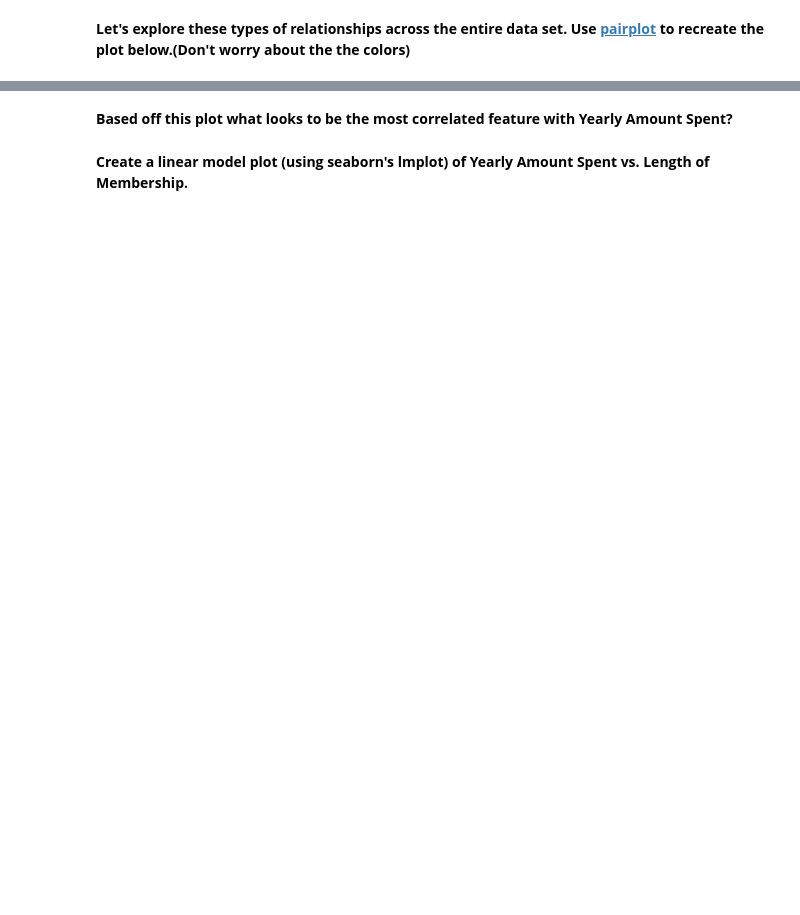
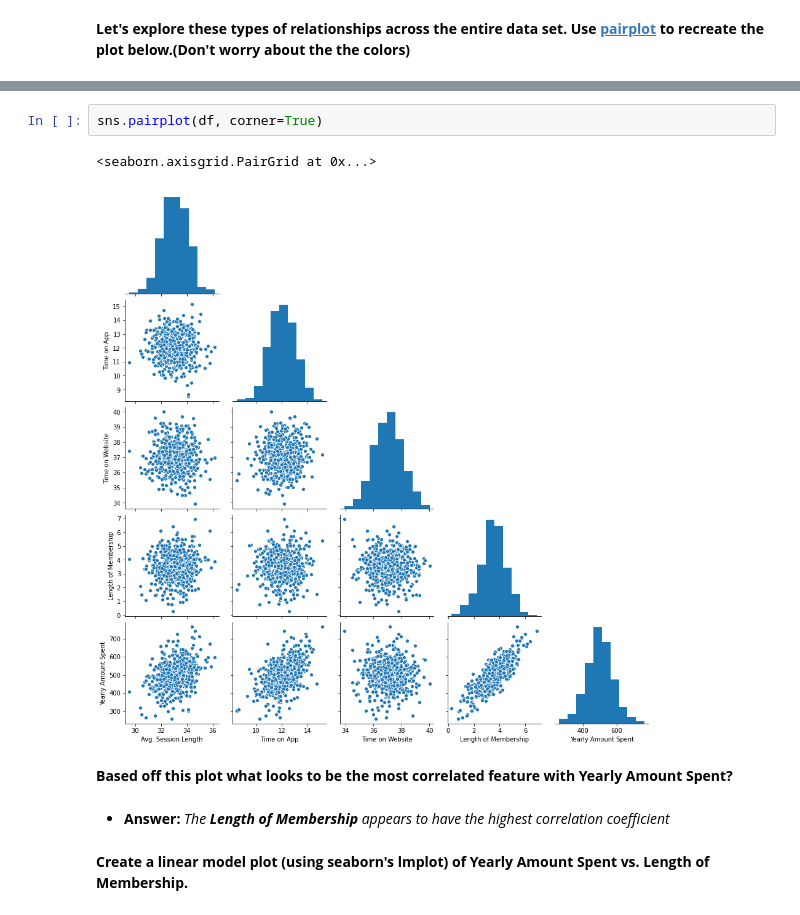
Before and after one commit to loayzag91/Python-Data-Science-Tutorial, a Jupyter notebook: Machine Learning Sections/Linear Regression/Linear Regression Project.ipynb, the cells around one changed output, grey strips where cells are left out. Saved outputs shown, nothing was run; the diff lists cells and outputs as text; blank space fills up the shorter version.

```diff
--- a/Machine Learning Sections/Linear Regression/Linear Regression Project.ipynb
+++ b/Machine Learning Sections/Linear Regression/Linear Regression Project.ipynb
@@ -90,4 +103,11 @@ ___
+# %%
+sns.pairplot(df, corner=True)
+# %% [output]
+<seaborn.axisgrid.PairGrid at 0x...>
+[figure, added]
 # %% [markdown]
 **Based off this plot what looks to be the most correlated feature with Yearly Amount Spent?**
+# %% [markdown]
+- **Answer:** *The **Length of Membership** appears to have the highest correlation coefficient*
 # %% [markdown]
 **Create a linear model plot (using seaborn's lmplot) of  Yearly Amount Spent vs. Length of Membership.**
```
Also changed, not shown: parts of 42 cells of this notebook.
